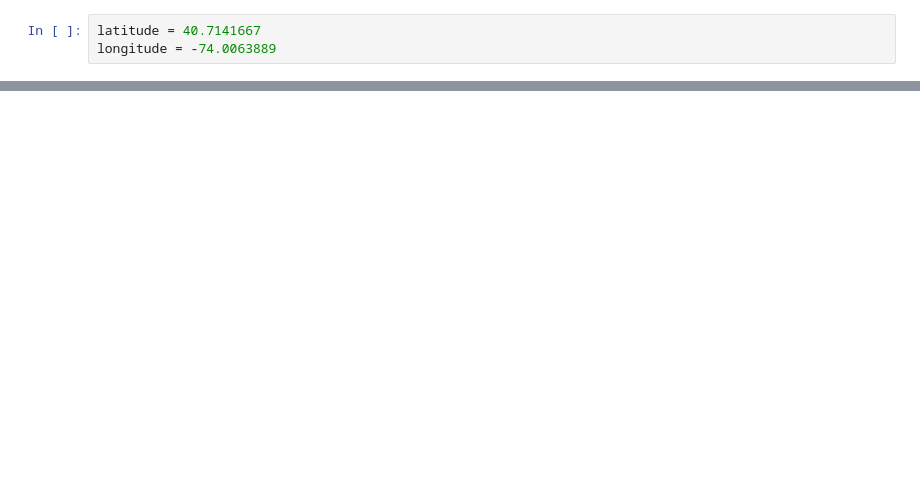
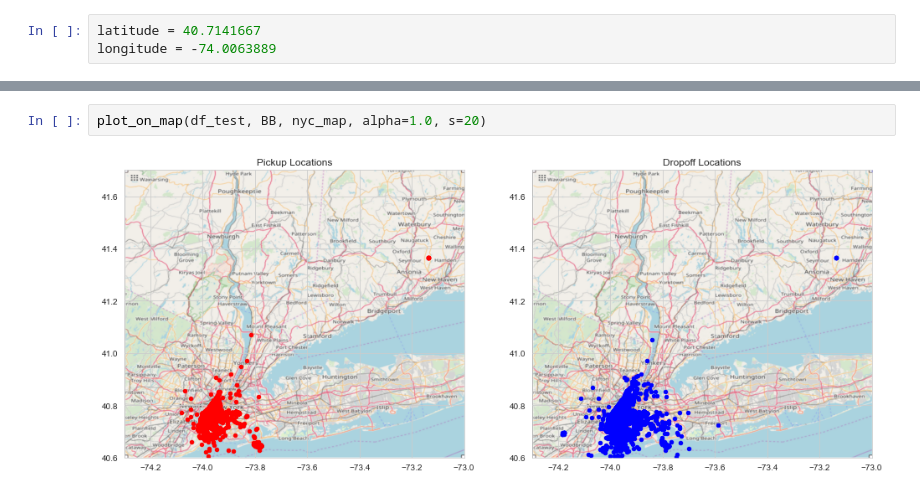
Before and after one commit to ThierrryScotto/New-York-Taxi-Fare-Prediction, a Jupyter notebook: New_York_City_Taxi_Fare_Prediction.ipynb, the cells around one changed output, grey strips where cells are left out. Drawn from its saved outputs; the diff is of its cells as text; blank space fills up the shorter version.

```diff
--- a/New_York_City_Taxi_Fare_Prediction.ipynb
+++ b/New_York_City_Taxi_Fare_Prediction.ipynb
@@ -150,0 +263,4 @@ longitude = -74.0063889
+# %%
+plot_on_map(df_test, BB, nyc_map, alpha=1.0, s=20)
+# %% [output]
+[figure, added]
```
Also changed, not shown: parts of 35 cells of this notebook, 1 other file.
